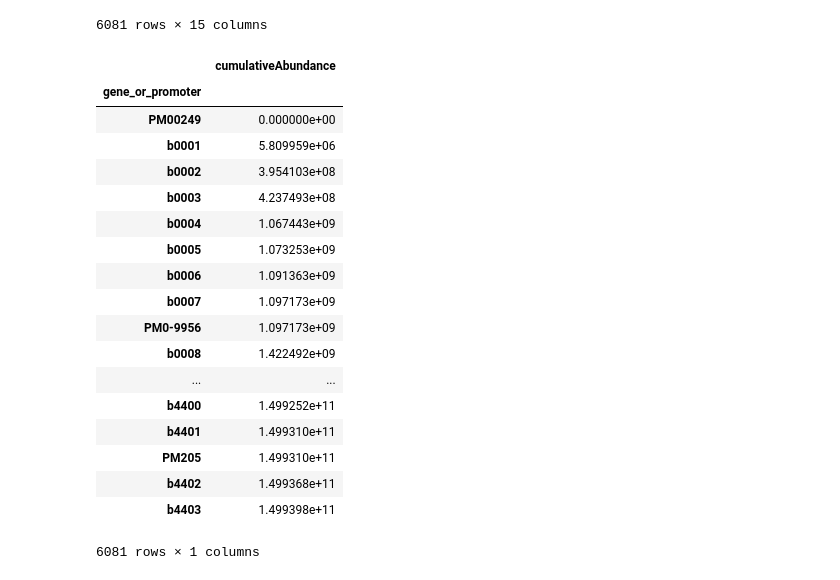
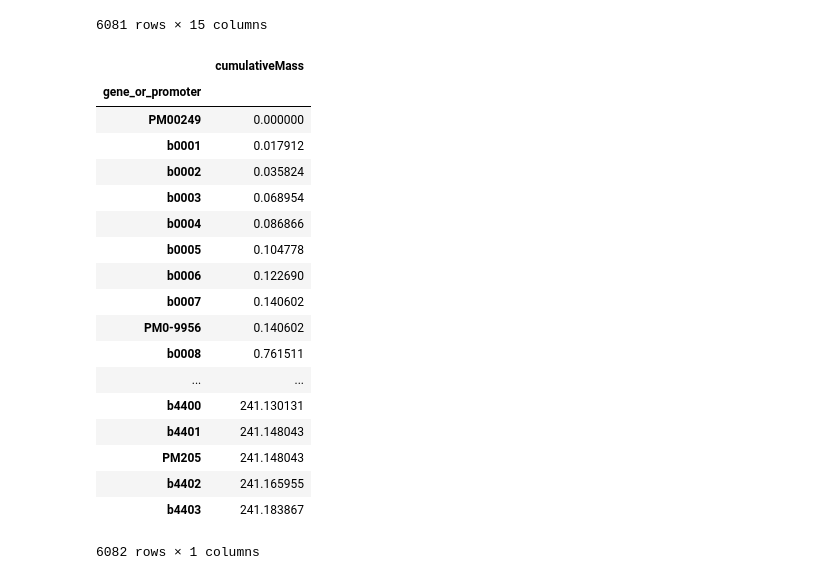
Before and after one commit to djinnome/MaxMass, a Jupyter notebook: src/MinimalGenome.ipynb, the cells around one changed output. Drawn from its saved outputs; the diff is of its cells as text; code cells hidden in the pictures.

Commit message:
Adding cumulative mass amd max_mass.py

```diff
--- a/src/MinimalGenome.ipynb
+++ b/src/MinimalGenome.ipynb
@@ -40,0 +89,15 @@ df
+# %%
+import numpy as np
+bw_glucose = ['A14.07036', 'A14.07037', 'A14.07038']
+b2u = pd.read_table('data/Ecoli/blatter-to-uniprot.tab', index_col = 'Blattner')
+ecoli = df.join(b2u, on='gene_or_promoter').join(BW25113_fg, on='Uniprot')
+
+
+medianAbundance = ecoli[bw_glucose[0]].dropna().median()
+display(medianAbundance)
+ecoli.loc[ecoli['class']== 'promoter', bw_glucose[0]] = 0
+ecoli[bw_glucose[0]].fillna(medianAbundance,inplace=True)
+ecoli['cumulativeMass'] = np.cumsum(ecoli[bw_glucose[0]])
+
+ecoli.to_csv('data/Ecoli/{}_cumulative_mass.tab'.format(bw_glucose[0]), sep='\t', index=False)
+ecoli
@@ -127,26 +194,26 @@ ecoli
 6081 rows × 15 columns
 # %%
 import pandas
-abundance_f = 'data/Ecoli/cumulative_abundance.tab'
-cum_abundance = pd.read_table(abundance_f, usecols=['gene_or_promoter', 'cumulativeAbundance']).set_index('gene_or_promoter')
+abundance_f = 'data/Ecoli/{}_cumulative_mass.tab'.format(bw_glucose[0])
+cum_abundance = pd.read_table(abundance_f, usecols=['gene_or_promoter', 'cumulativeMass']).set_index('gene_or_promoter')
 cum_abundance
 # %% [output]
-|  | cumulativeAbundance |
+|  | cumulativeMass |
 | gene_or_promoter |  |
-| PM00249 | 0.000000e+00 |
-| b0001 | 5.809959e+06 |
-| b0002 | 3.954103e+08 |
-| b0003 | 4.237493e+08 |
-| b0004 | 1.067443e+09 |
-| b0005 | 1.073253e+09 |
-| b0006 | 1.091363e+09 |
-| b0007 | 1.097173e+09 |
-| PM0-9956 | 1.097173e+09 |
-| b0008 | 1.422492e+09 |
+| PM00249 | 0.000000 |
+| b0001 | 0.017912 |
+| b0002 | 0.035824 |
+| b0003 | 0.068954 |
+| b0004 | 0.086866 |
+| b0005 | 0.104778 |
+| b0006 | 0.122690 |
+| b0007 | 0.140602 |
+| PM0-9956 | 0.140602 |
+| b0008 | 0.761511 |
 | ... | ... |
-| b4400 | 1.499252e+11 |
-| b4401 | 1.499310e+11 |
-| PM205 | 1.499310e+11 |
-| b4402 | 1.499368e+11 |
-| b4403 | 1.499398e+11 |
+| b4400 | 241.130131 |
+| b4401 | 241.148043 |
+| PM205 | 241.148043 |
+| b4402 | 241.165955 |
+| b4403 | 241.183867 |
-6081 rows × 1 columns
+6082 rows × 1 columns
```
Also changed, not shown: parts of 8 cells of this notebook, 6 other files.
